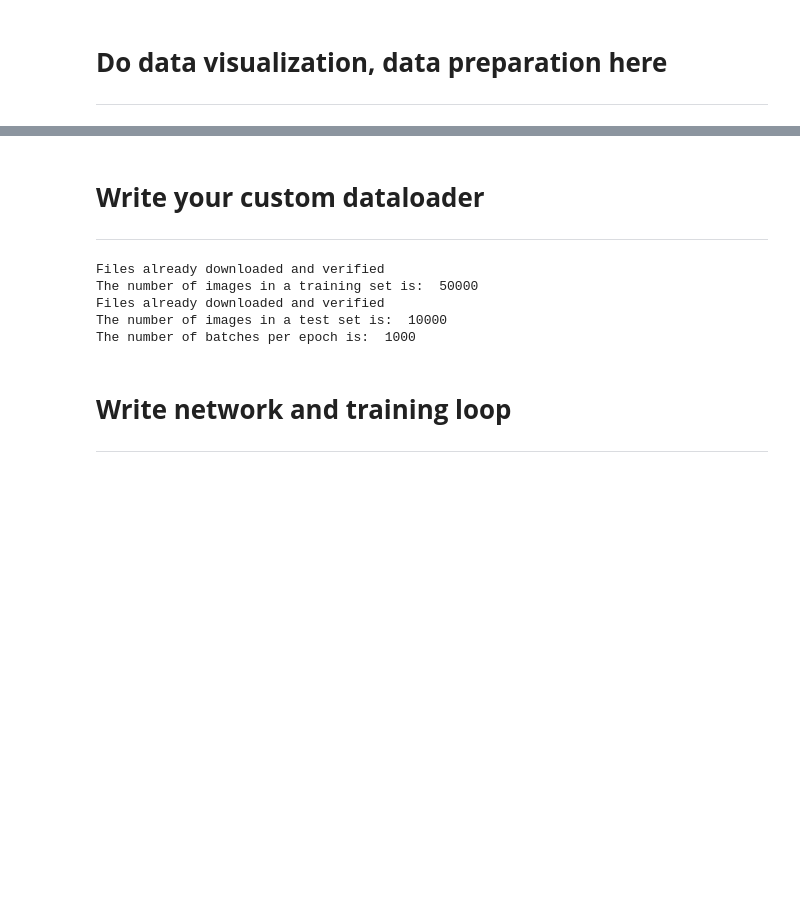
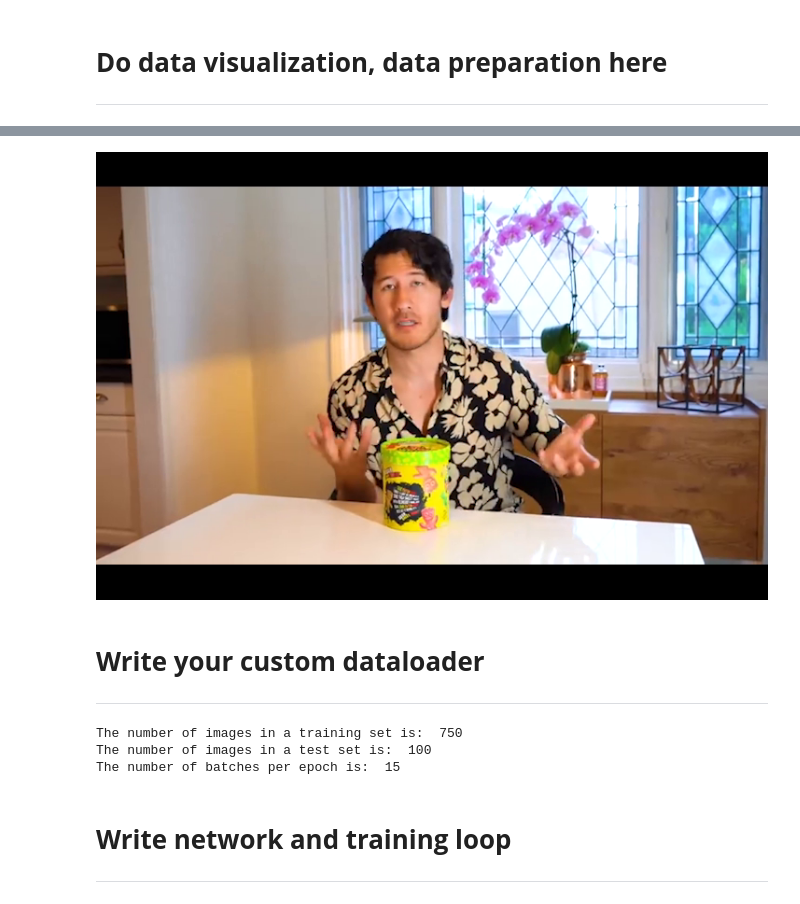
Before and after one commit to hmanhduc2k/CS4243-Mini-Project, a Jupyter notebook: CS4243_MiniProject.ipynb, the cells around one changed output, grey strips where cells are left out. Drawn from its saved outputs; the diff is of its cells as text; code cells hidden in the pictures; blank space fills up the shorter version.

Commit message:
Change dataset from CIFAR to cs4243

```diff
--- a/CS4243_MiniProject.ipynb
+++ b/CS4243_MiniProject.ipynb
@@ -67,0 +70,16 @@ import numpy as np
+# %%
+train_df = pd.read_csv("train_label.csv")
+test_df = pd.read_csv("test_label.csv")
+count = len(train_df)
+normal_count = len(train_df[train_df["label"] == 0])
+carrying_count = len(train_df[train_df["label"] == 1])
+threat_count = len(train_df[train_df["label"] == 2])
+print(f'TRAIN: Count: {count} - Normal: {normal_count*100/count:.2f}% - Carrying: {carrying_count*100/count:.2f}% - Threat: {threat_count*100/count:.2f}%')
+
+count = len(test_df)
+normal_count = len(test_df[test_df["label"] == 0])
+carrying_count = len(test_df[test_df["label"] == 1])
+threat_count = len(test_df[test_df["label"] == 2])
+print(f'TEST: Count: {count} - Normal: {normal_count*100/count:.2f}% - Carrying: {carrying_count*100/count:.2f}% - Threat: {threat_count*100/count:.2f}%')
+
+train_df.head()
@@ -68,9 +95,12 @@ import numpy as np
 # %%
-# root = "/content/drive/My Drive/Colab Notebooks/cs5242-data/train_image/train_image/"
-# img_path = train_df['ID'][0]
+# root = "/content/drive/My Drive/Colab Notebooks/cs4243_smallest/" # assume cs4243_smallest is in Colab Notebooks folder
+root = "./cs4243_smallest/" # on local machine
+img_path = train_df['directory'][0]
 
-# img = Image.open(root + str(img_path) + '.png' ) #similar to cv2.imread()
-# img
+img = Image.open(root + str(img_path)) #similar to cv2.imread()
+img
+# %% [output]
+[figure, added]
 # %% [markdown]
 # **Write your custom dataloader**
 
@@ -138,19 +163,19 @@ number_of_labels = 10
 
 # Create an instance for training.
 # When we run this code for the first time, the CIFAR10 train dataset will be downloaded locally.
-train_set = CIFAR10(root="./data",train=True,transform=transformations,download=True)
+train_set = CS4243_dataset(root, train_df, transform = transformations)
 
 # Create a loader for the training set which will read the data within batch size and put into memory.
-train_loader = DataLoader(train_set, batch_size=batch_size, shuffle=True, num_workers=0)
+train_loader = DataLoader(train_set, batch_size=batch_size, shuffle = True)
 print("The number of images in a training set is: ", len(train_loader)*batch_size)
 
 # Create an instance for testing, note that train is set to False.
 # When we run this code for the first time, the CIFAR10 test dataset will be downloaded locally.
-test_set = CIFAR10(root="./data", train=False, transform=transformations, download=True)
+test_set = CS4243_dataset(root, test_df, transform=transformations)
 
 # Create a loader for the test set which will read the data within batch size and put into memory.
 # Note that each shuffle is set to false for the test loader.
-test_loader = DataLoader(test_set, batch_size=batch_size, shuffle=False, num_workers=0)
+test_loader = DataLoader(test_set, batch_size=batch_size, shuffle=False)
 print("The number of images in a test set is: ", len(test_loader)*batch_size)
 
 ### -------- Replace this portion with actual dataset and loader --------- ###
@@ -161,11 +186,9 @@ classes = ('plane', 'car', 'bird', 'cat', 'deer', 'dog', 'frog', 'horse', 'ship'
 # Should be something like this
 # classes = ('carrying', 'normal', 'threat')
 # %% [output]
-Files already downloaded and verified
-The number of images in a training set is:  50000
-Files already downloaded and verified
-The number of images in a test set is:  10000
-The number of batches per epoch is:  1000
+The number of images in a training set is:  750
+The number of images in a test set is:  100
+The number of batches per epoch is:  15
 # %%
 # Split dataset into test and train
 
```
Also changed, not shown: parts of 5 cells of this notebook, 6 other files.
